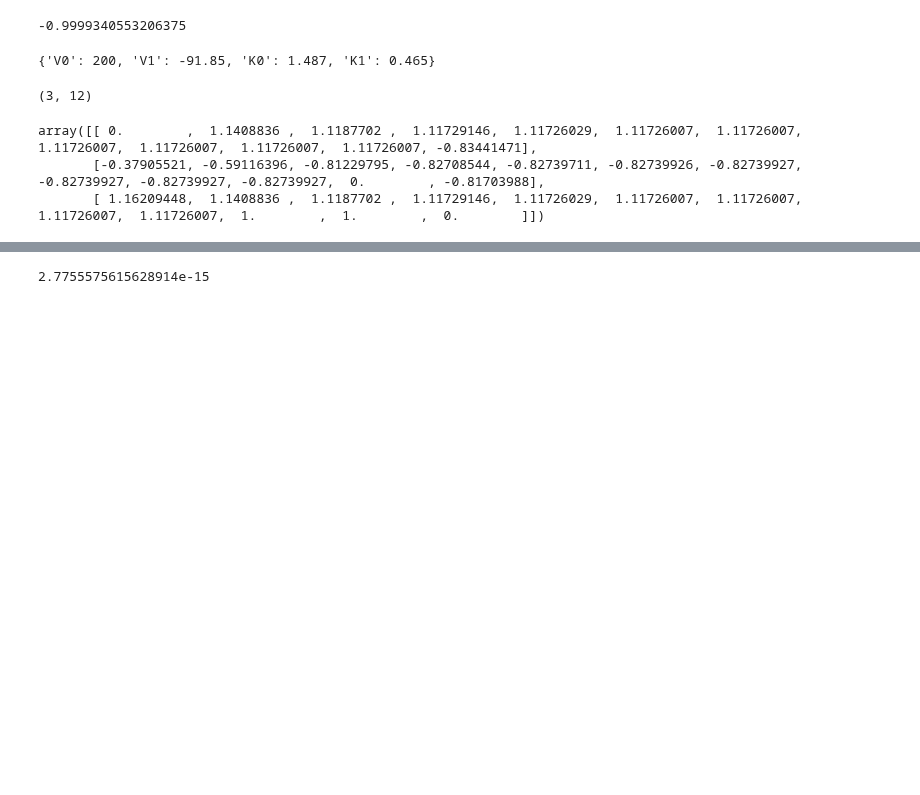
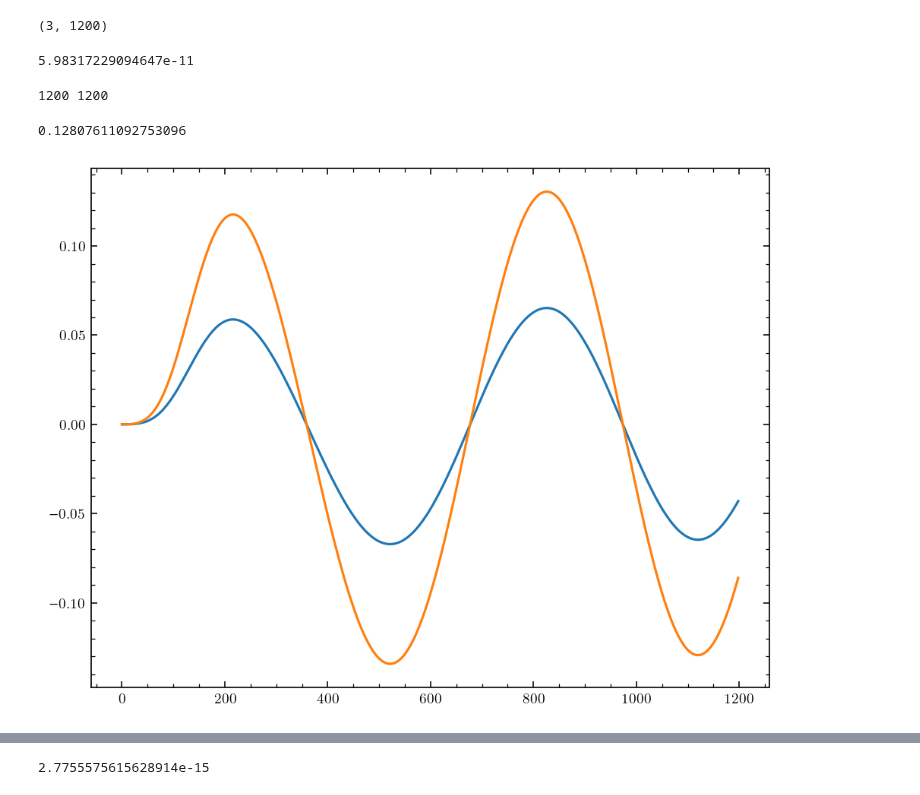
Before and after one commit to buqeye/cs_greedy_emulator, a Jupyter notebook: figures.ipynb, the cells around one changed output, grey strips where cells are left out. Cells and saved outputs as stored; diff of their text form; code cells hidden in the pictures; blank space fills up the shorter version.

```diff
--- a/figures.ipynb
+++ b/figures.ipynb
@@ -53,9 +51,9 @@ args = dict(asympParam="K", matching=True)
 solver = RseSolver(scattExp=scattExp, grid=grid, inhomogeneous=inhomogeneous)
 num1  = solver.solve(lecList=testingLecList, method="Numerov_affine", **args)
 num2  = solver.solve(lecList=testingLecList, method="Numerov", **args)
-# numk  = solver.solve(lecList=testingLecList, method="RK45", **args)
+numk  = solver.solve(lecList=testingLecList, method="RK45", **args)
 print("diff", np.max(np.abs(num1[0].u-num2[0].u)))
-# print("diff", np.max(np.abs(numk[0].u-num2[0].u)))
+print("diff", np.max(np.abs(numk[0].u-num2[0].u)))
 print(num1[0].Lmatrix.value)
 # %% [output]
 testing
@@ -96,14 +82,3 @@ print(ref - 0.3024489834047703)
-# %%
-F_G = np.array([[-0.9925143,  -0.12212848],
- [-0.99993406, -0.01148347]])
-
-sol[-2] - sol[-1]*F_G[1,1]
-# %% [output]
--0.9999340553206375
-# %%
-testingLecList[0]
-# %% [output]
-{'V0': 200, 'V1': -91.85, 'K0': 1.487, 'K1': 0.465}
 # %%
 np.set_printoptions(edgeitems=10, linewidth=400)
 from Numerov import EverythingAllAtOnceNumerov
@@ -115,8 +90,26 @@ print(aa.S_tensor.shape)
 abar = np.tensordot(lecs, aa.Abar_tensor, axes=1)
 ss = np.tensordot(lecs, aa.S_tensor, axes=1)
 abar
+sys = np.tensordot(lecs, aa.A_tensor, axes=1)
+sol_new = np.linalg.solve(sys, ss)
 # %% [output]
-(3, 12)
+(3, 1200)
-array([[ 0.        ,  1.1408836 ,  1.1187702 ,  1.11729146,  1.11726029,  1.11726007,  1.11726007,  1.11726007,  1.11726007,  1.11726007,  1.11726007, -0.83441471],
-       [-0.37905521, -0.59116396, -0.81229795, -0.82708544, -0.82739711, -0.82739926, -0.82739927, -0.82739927, -0.82739927, -0.82739927,  0.        , -0.81703988],
-       [ 1.16209448,  1.1408836 ,  1.1187702 ,  1.11729146,  1.11726029,  1.11726007,  1.11726007,  1.11726007,  1.11726007,  1.        ,  1.        ,  0.        ]])
+# %%
+np.max(np.abs(sol_new[:-1] - num1[0].chi[1:]))
+# %% [output]
+5.98317229094647e-11
+# %%
+count = 0
+for elem in sol_new:
+    if np.isfinite(elem):
+        count += 1
+print(count, len(sol_new))
+# %% [output]
+1200 1200
+# %%
+plt.plot(sol_new[:-1])
+plt.plot(numk[0].chi[1:])
+sol_new[-1] #-2*0.30244898813852295
+# %% [output]
+0.12807611092753096
+[figure, added]
```
Also changed, not shown: parts of 29 cells of this notebook.
